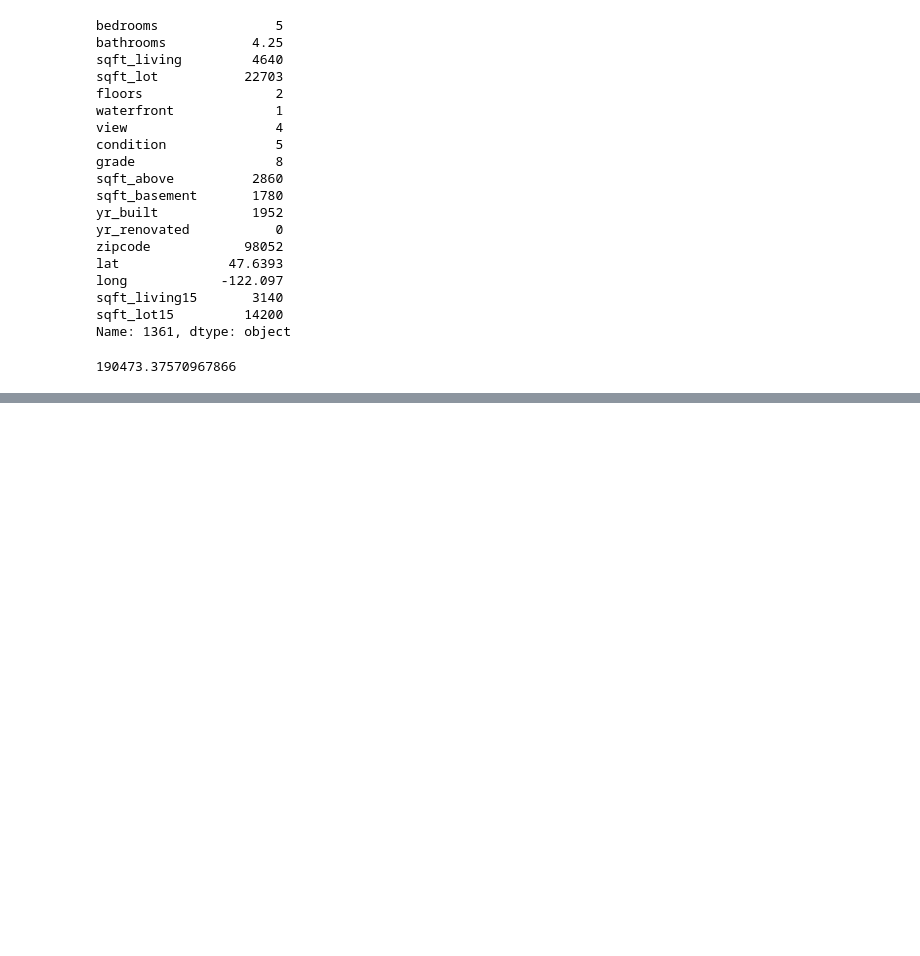
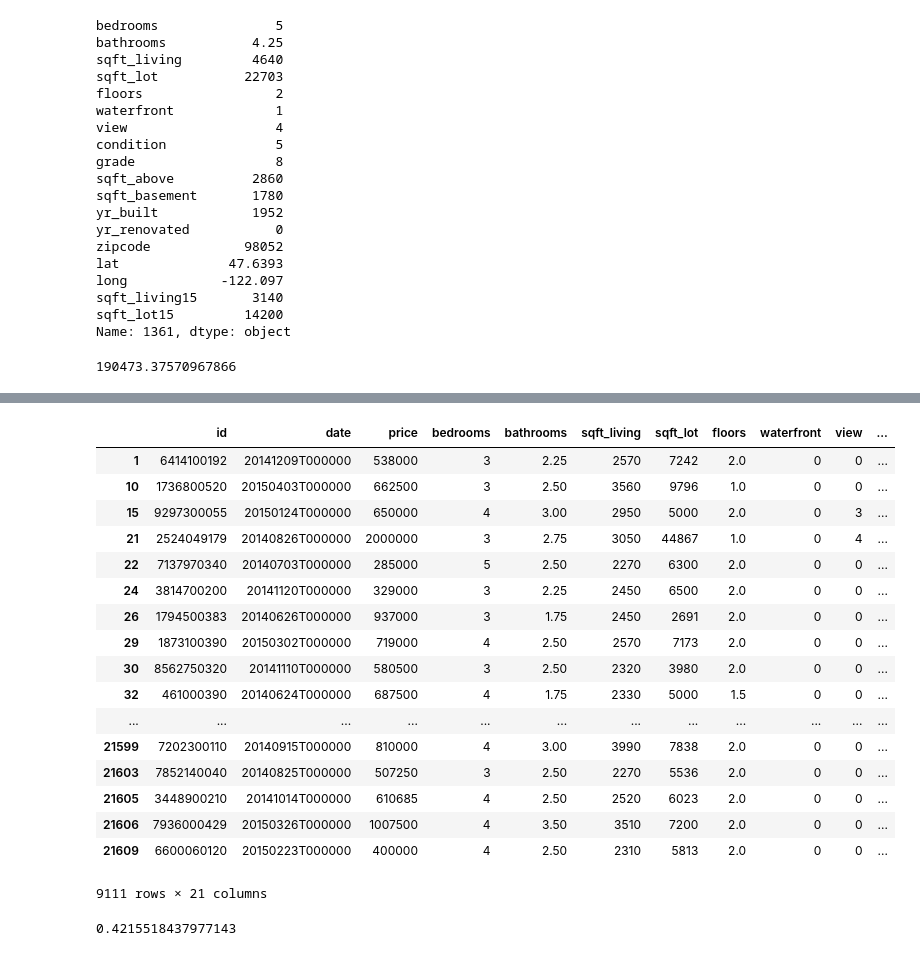
Before and after one commit to yusufkhan004/ML-repo, a Jupyter notebook: Linear Regression.ipynb, the cells around one changed output, grey strips where cells are left out. Drawn from its saved outputs; the diff is of its cells as text; code cells hidden in the pictures; blank space fills up the shorter version.

```diff
--- a/Linear Regression.ipynb
+++ b/Linear Regression.ipynb
@@ -312,0 +359,21 @@ sqrt(ypred)
+# %%
+sqft_values
+# %% [output]
+|  | id | date | price | bedrooms | bathrooms | sqft_living | sqft_lot | floors | waterfront | view | ... |
+| 1 | 6414100192 | 20141209T000000 | 538000 | 3 | 2.25 | 2570 | 7242 | 2.0 | 0 | 0 | ... |
+| 10 | 1736800520 | 20150403T000000 | 662500 | 3 | 2.50 | 3560 | 9796 | 1.0 | 0 | 0 | ... |
+| 15 | 9297300055 | 20150124T000000 | 650000 | 4 | 3.00 | 2950 | 5000 | 2.0 | 0 | 3 | ... |
+| 21 | 2524049179 | 20140826T000000 | 2000000 | 3 | 2.75 | 3050 | 44867 | 1.0 | 0 | 4 | ... |
+| 22 | 7137970340 | 20140703T000000 | 285000 | 5 | 2.50 | 2270 | 6300 | 2.0 | 0 | 0 | ... |
+| 24 | 3814700200 | 20141120T000000 | 329000 | 3 | 2.25 | 2450 | 6500 | 2.0 | 0 | 0 | ... |
+| 26 | 1794500383 | 20140626T000000 | 937000 | 3 | 1.75 | 2450 | 2691 | 2.0 | 0 | 0 | ... |
+| 29 | 1873100390 | 20150302T000000 | 719000 | 4 | 2.50 | 2570 | 7173 | 2.0 | 0 | 0 | ... |
+| 30 | 8562750320 | 20141110T000000 | 580500 | 3 | 2.50 | 2320 | 3980 | 2.0 | 0 | 0 | ... |
+| 32 | 461000390 | 20140624T000000 | 687500 | 4 | 1.75 | 2330 | 5000 | 1.5 | 0 | 0 | ... |
+| ... | ... | ... | ... | ... | ... | ... | ... | ... | ... | ... | ... |
+| 21599 | 7202300110 | 20140915T000000 | 810000 | 4 | 3.00 | 3990 | 7838 | 2.0 | 0 | 0 | ... |
+| 21603 | 7852140040 | 20140825T000000 | 507250 | 3 | 2.50 | 2270 | 5536 | 2.0 | 0 | 0 | ... |
+| 21605 | 3448900210 | 20141014T000000 | 610685 | 4 | 2.50 | 2520 | 6023 | 2.0 | 0 | 0 | ... |
+| 21606 | 7936000429 | 20150326T000000 | 1007500 | 4 | 3.50 | 3510 | 7200 | 2.0 | 0 | 0 | ... |
+| 21609 | 6600060120 | 20150223T000000 | 400000 | 4 | 2.50 | 2310 | 5813 | 2.0 | 0 | 0 | ... |
+9111 rows × 21 columns
@@ -312,0 +382,4 @@ sqrt(ypred)
+# %%
+print(fraction)
+# %% [output]
+0.4215518437977143
```
Also changed, not shown: parts of 8 cells of this notebook.
